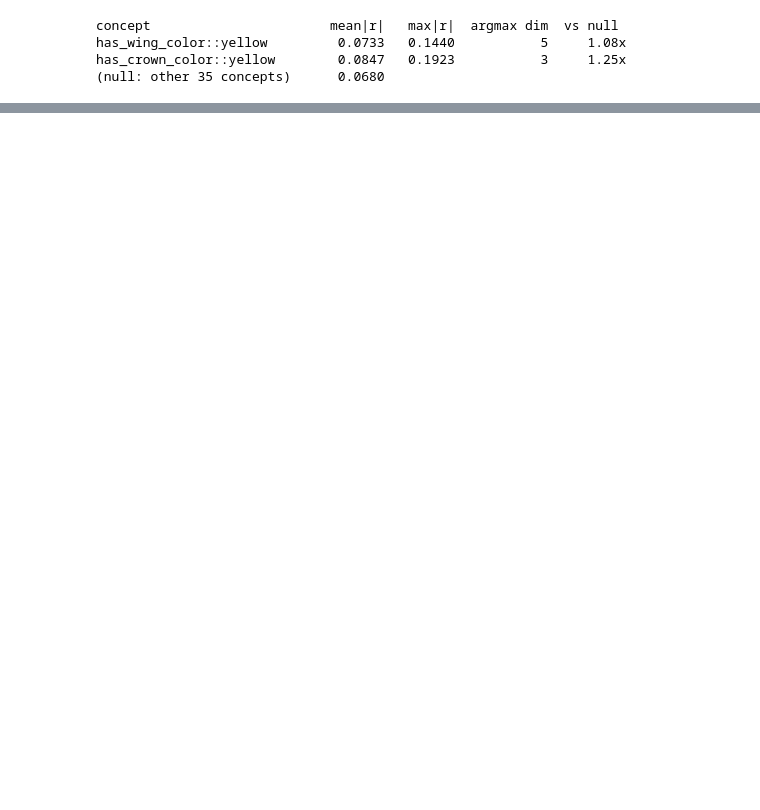
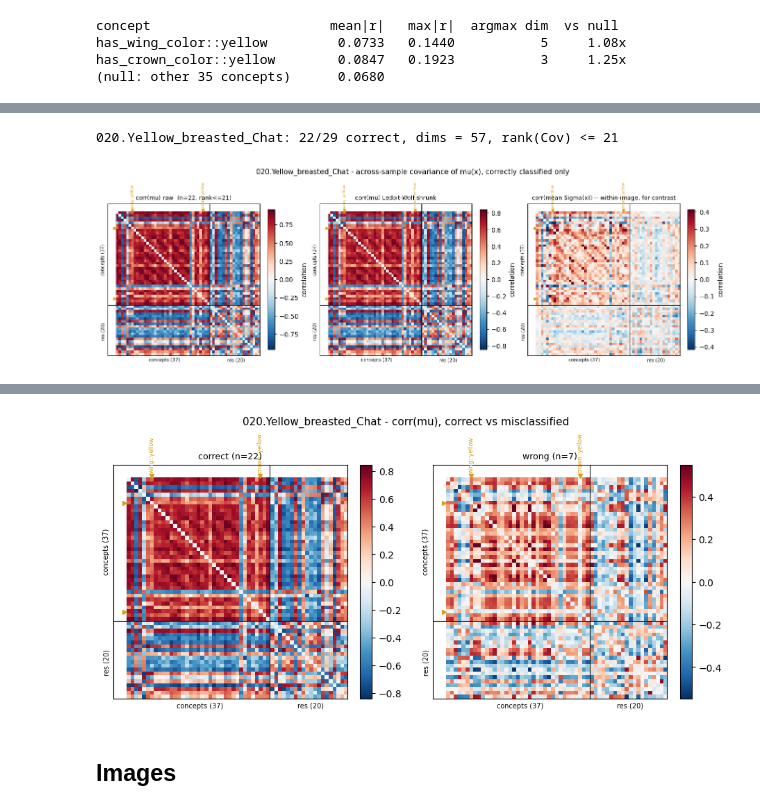
Before and after one commit to stephenmarcou/SCBM_implementation, a Jupyter notebook: CUB_analysis.ipynb, the cells around one changed output, grey strips where cells are left out. Saved outputs shown, nothing was run; the diff lists cells and outputs as text; code cells hidden in the pictures; blank space fills up the shorter version.

```diff
--- a/CUB_analysis.ipynb
+++ b/CUB_analysis.ipynb
@@ -1537,0 +1527,74 @@ OLS c_mu -> res_mu  R^2 (in-sample, test split) = 0.737
+# %%
+# ---- Cov(mu) over the correctly-predicted samples of one class ------------------
+# Reuses `rows` / `ok` / `pred_cls` from the class-grid cell above (CLASS_LABEL = 19).
+# Within a single class there is no class mean to remove beyond the subset mean, so
+# this IS the within-class mu-covariance -- the encoder-mean spread that the label
+# does not explain. Small n: rank(Cov) <= n-1 << C+R, so prefer the shrunk version.
+
+from sklearn.covariance import LedoitWolf
+
+P = _preds("test")
+sel = rows[ok]                                   # correct only
+print(f"{CLASS_NAME}: {len(sel)}/{len(rows)} correct, "
+      f"dims = {N_C + N_R}, rank(Cov) <= {len(sel) - 1}")
+
+MU = P["c_res_mu"][sel].astype(np.float64)       # [n_correct, C+R]
+
+S_emp = np.cov(MU, rowvar=False)                 # raw, rank-deficient
+S_lw  = LedoitWolf().fit(MU).covariance_         # shrunk, full-rank, invertible
+
+def to_corr(S):
+    d = np.sqrt(np.diag(S))
+    return np.clip(S / np.outer(d, d), -1.0, 1.0)
+
+# ---- three panels: raw mu-corr | shrunk mu-corr | mean Sigma(x) corr -----------
+mean_sigma_corr = to_corr(P["cov"][sel].astype(np.float64).mean(0))
+
+fig, axes = plt.subplots(1, 3, figsize=(13.5, 4.3), constrained_layout=True)
+for ax, M, ttl in zip(
+        axes,
+        [to_corr(S_emp), to_corr(S_lw), mean_sigma_corr],
+        [f"corr(mu) raw  (n={len(sel)}, rank<={len(sel)-1})",
+         "corr(mu) Ledoit-Wolf shrunk",
+         "corr(mean Sigma(x)) -- within-image, for contrast"]):
+    lim = np.percentile(np.abs(M[off]), 99.5)
+    im = ax.imshow(no_diag(M), cmap=cmap, vmin=-lim, vmax=lim, interpolation="nearest")
+    ax.set_title(ttl, fontsize=9)
+    fig.colorbar(im, ax=ax, fraction=.046, label="correlation")
+    blocks(ax, names=True)
+fig.suptitle(f"{CLASS_NAME} - across-sample covariance of mu(x), correctly classified only",
+             fontsize=11)
+fig.savefig(f"{OUT}/mu_corr_{CLASS_NAME}_correct.png", dpi=170)
+plt.show()
+
+# ---- the concept x residual block, named ---------------------------------------
+cr = pd.DataFrame(to_corr(S_lw)[:N_C, N_C:], index=concept_names, columns=residual_names)
+print("\nstrongest concept-residual couplings (shrunk):")
+pairs = (cr.stack().rename("corr").reset_index()
+           .rename(columns={"level_0": "concept", "level_1": "residual"}))
+print(pairs.reindex(pairs["corr"].abs().sort_values(ascending=False).index).head(12)
+           .to_string(index=False))
+
+# how much of the mu spread lives in how few directions
+ev = np.linalg.eigvalsh(S_emp)[::-1]
+print(f"\ntop-3 eigenvalue share of Cov(mu): {ev[:3].sum() / ev.sum():.3f}"
+      f"   (n={len(sel)}, so at most {len(sel)-1} nonzero)")
+
+# ---- same thing for the misclassified samples, if there are enough -------------
+sel_bad = rows[~ok]
+if len(sel_bad) >= 5:
+    S_bad = LedoitWolf().fit(P["c_res_mu"][sel_bad].astype(np.float64)).covariance_
+    fig, axes = plt.subplots(1, 2, figsize=(9.2, 4.3), constrained_layout=True)
+    for ax, M, ttl in zip(axes, [to_corr(S_lw), to_corr(S_bad)],
+                          [f"correct (n={len(sel)})", f"wrong (n={len(sel_bad)})"]):
+        lim = np.percentile(np.abs(M[off]), 99.5)
+        im = ax.imshow(no_diag(M), cmap=cmap, vmin=-lim, vmax=lim, interpolation="nearest")
+        ax.set_title(ttl, fontsize=9); fig.colorbar(im, ax=ax, fraction=.046)
+        blocks(ax, names=True)
+    fig.suptitle(f"{CLASS_NAME} - corr(mu), correct vs misclassified", fontsize=11)
+    plt.show()
+else:
+    print(f"\nonly {len(sel_bad)} misclassified samples -- too few for a covariance")
+# %% [output]
+020.Yellow_breasted_Chat: 22/29 correct, dims = 57, rank(Cov) <= 21
+[figure, added]
@@ -1537,0 +1617,3 @@ OLS c_mu -> res_mu  R^2 (in-sample, test split) = 0.737
+[figure, added]
+# %% [markdown]
+## Images
```
Also changed, not shown: parts of 10 cells of this notebook, 13 other files.
